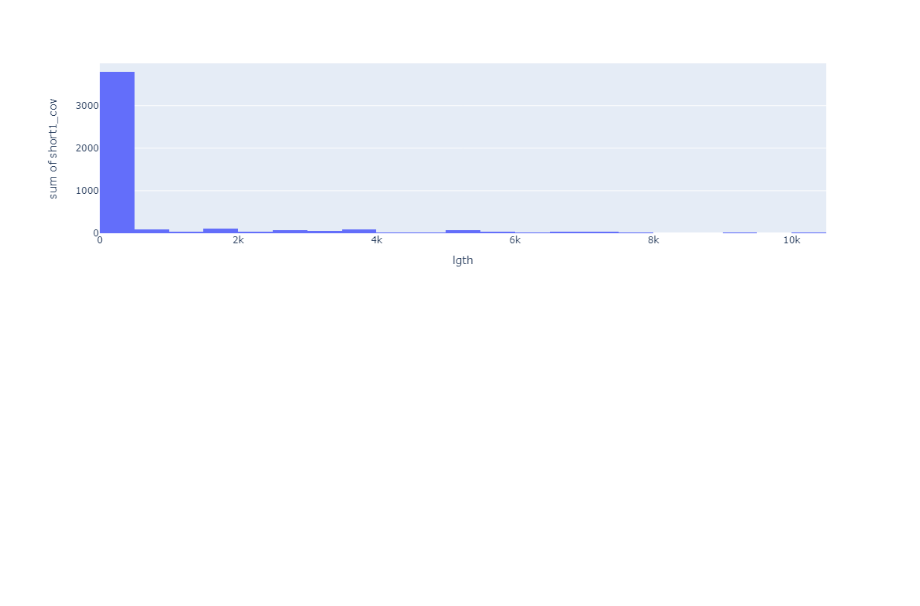
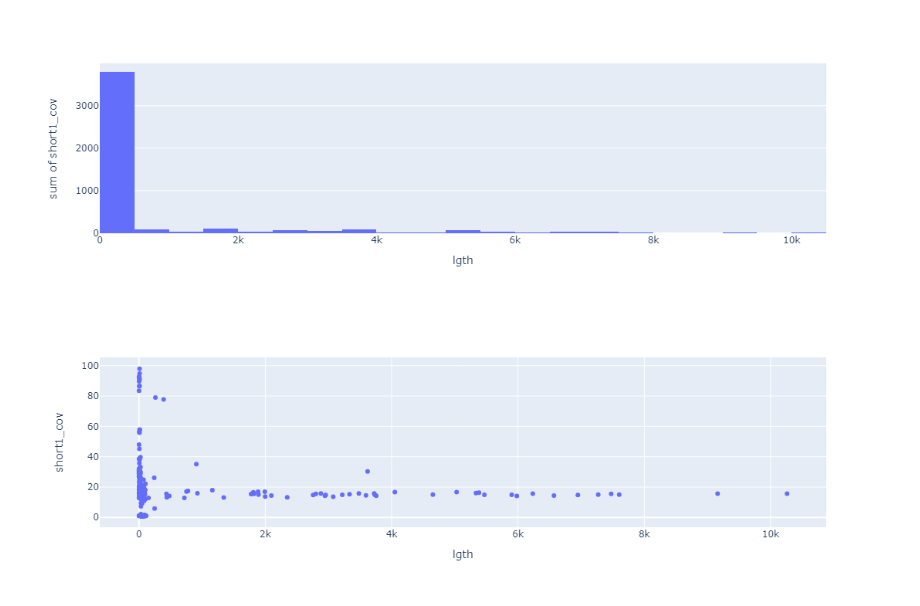
Before and after one commit to chloea31/personal_project, a Jupyter notebook: notebooks/velvet/Velvet_analysis.ipynb, the cells around one changed output. Saved outputs shown, nothing was run; the diff lists cells and outputs as text; code cells hidden in the pictures; blank space fills up the shorter version.

Commit message:
add new version of the notebook with first analysis of data for kmer 31, and a few plots; rest to aggregate the data in order to compare them for different kmers  values

```diff
--- a/notebooks/velvet/Velvet_analysis.ipynb
+++ b/notebooks/velvet/Velvet_analysis.ipynb
@@ -289,3 +289,8 @@ fig = px.histogram(features, x = "lgth", y = "short1_cov")
 fig.show()
 # %% [output]
 [figure]
+# %%
+fig = px.scatter(features, x = "lgth", y = "short1_cov")
+fig.show()
+# %% [output]
+[figure, added]
```
Also changed, not shown: parts of 1 cell of this notebook, 2 other files.
